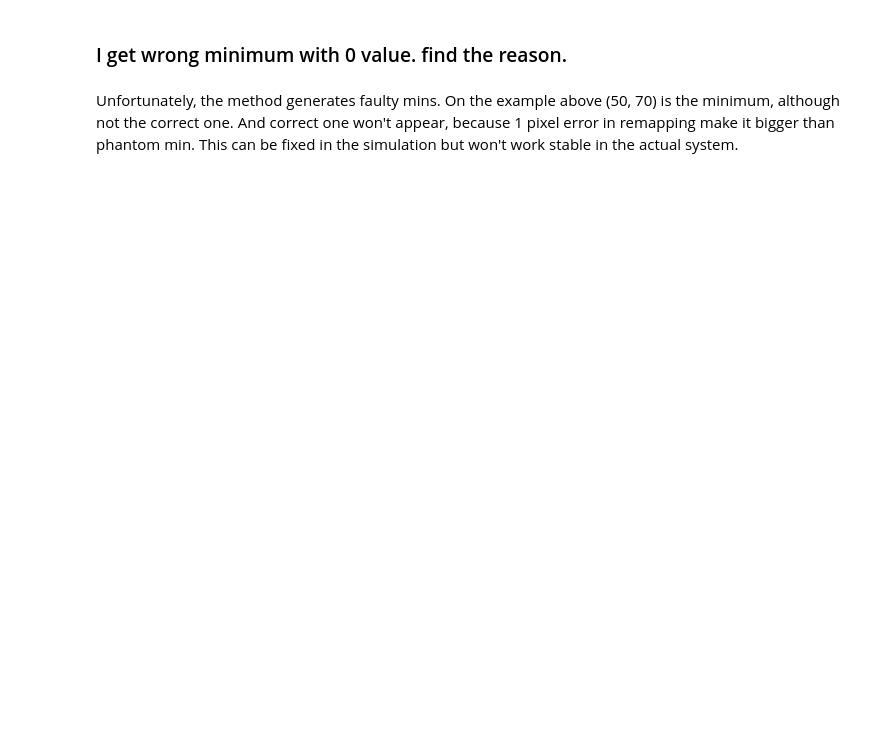
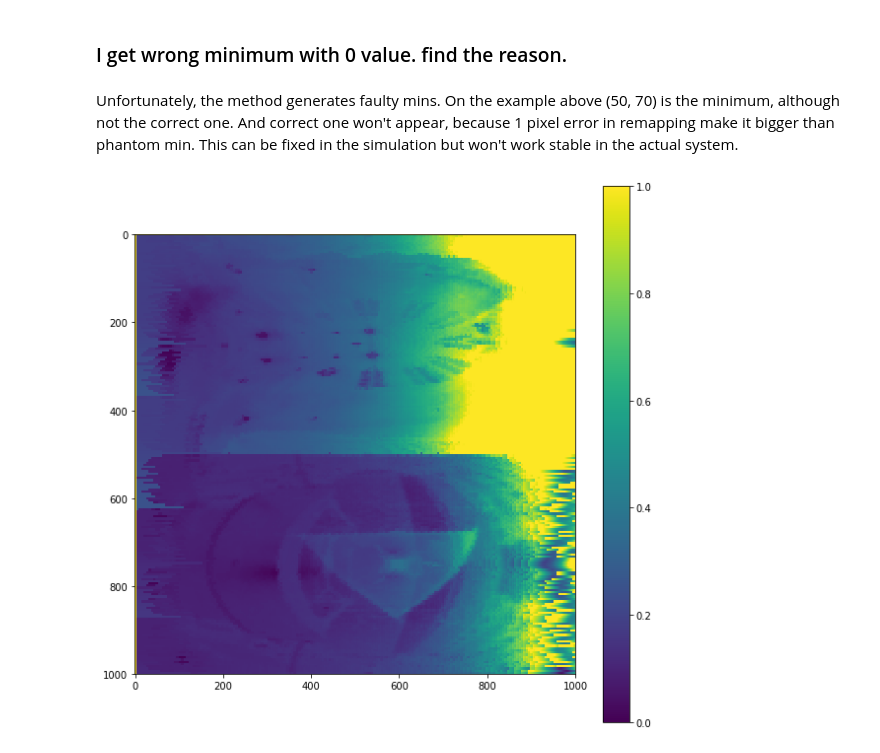
Before and after one commit to vaheta/dpolar, a Jupyter notebook: find_nmap_notebook.ipynb, the cells around one changed output. Drawn from its saved outputs; the diff is of its cells as text; code cells hidden in the pictures; blank space fills up the shorter version.

```diff
--- a/find_nmap_notebook.ipynb
+++ b/find_nmap_notebook.ipynb
@@ -245,7 +323,9 @@ thetas0 = data['thetas']
 dm = data['dm']
 # %%
 plt.figure(figsize=(10,10))
-plt.imshow(Iups)
+plt.imshow(res)
 plt.colorbar()
-# plt.clim(0,1)
+plt.clim(0,1)
 plt.show()
+# %% [output]
+[figure, added]
```
Also changed, not shown: parts of 10 cells of this notebook, 4 other files.
